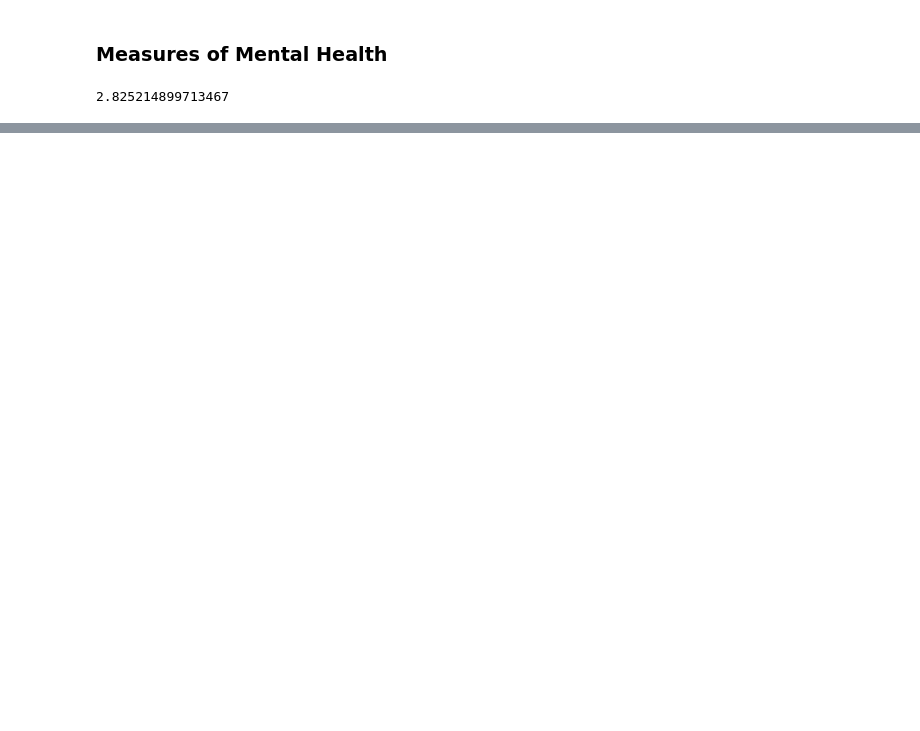
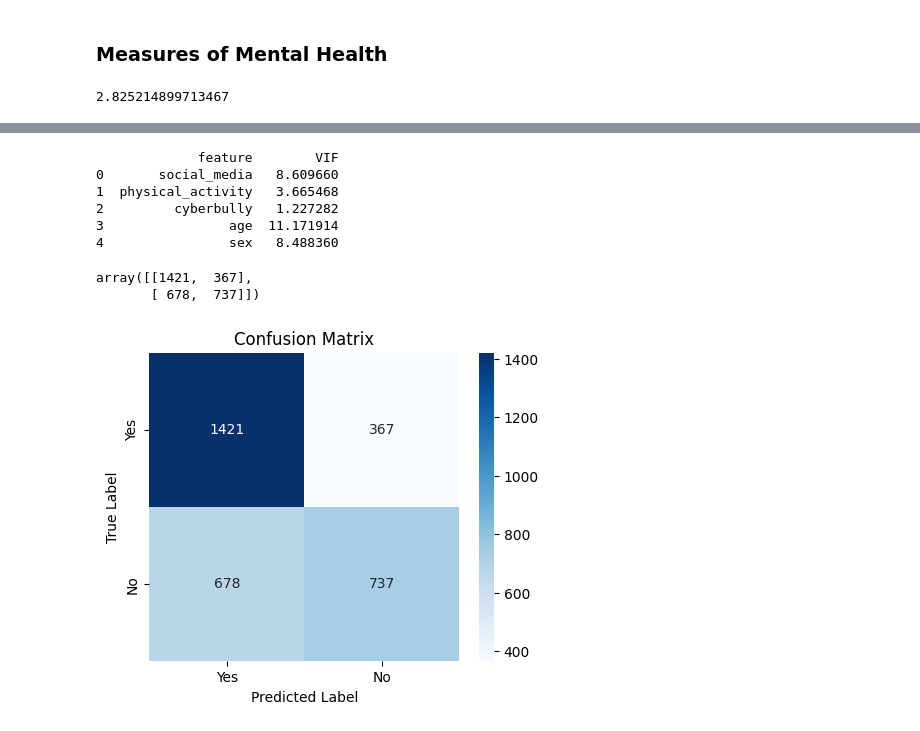
Before and after one commit to amyjxtan/Youth-Mental-Health, a Jupyter notebook: Youth_Mental_Health.ipynb, the cells around one changed output, grey strips where cells are left out. Drawn from its saved outputs; the diff is of its cells as text; code cells hidden in the pictures; blank space fills up the shorter version.

```diff
--- a/Youth_Mental_Health.ipynb
+++ b/Youth_Mental_Health.ipynb
@@ -302,0 +339,19 @@ plt.show()
+# %%
+df_cleaned = df_cleaned.dropna()
+
+def to_0_1(number):
+    if number == 1.0:
+        return 1
+    elif number == 2.0:
+        return 0
+    else:
+        return number
+
+def reduce_by_one(number):
+    return number - 1
+
+df_cleaned['sad_hopeless'] = df_cleaned['sad_hopeless'].apply(to_0_1)
+df_cleaned['cyberbully'] = df_cleaned['cyberbully'].apply(to_0_1)
+df_cleaned['physical_activity'] = df_cleaned['physical_activity'].apply(reduce_by_one)
+
+df_cleaned.describe()
@@ -302,0 +423,48 @@ plt.show()
+# %%
+from statsmodels.stats.outliers_influence import variance_inflation_factor
+
+X = df_cleaned[['social_media', 'physical_activity', 'cyberbully', 'age', 'sex']]
+
+vif_data = pd.DataFrame()
+vif_data["feature"] = X.columns
+
+vif_data["VIF"] = [variance_inflation_factor(X.values, i)
+                          for i in range(len(X.columns))]
+print(vif_data)
+# %% [output]
+             feature        VIF
+0       social_media   8.609660
+1  physical_activity   3.665468
+2         cyberbully   1.227282
+3                age  11.171914
+4                sex   8.488360
+# %%
+feature_cols = ['social_media', 'physical_activity', 'cyberbully', 'age', 'sex']
+X_dem = df_cleaned[feature_cols] # Features
+y_dem = df_cleaned.sad_hopeless # Target variable
+
+X_train_dem, X_test_dem, y_train_dem, y_test_dem = train_test_split(X_dem, y_dem, test_size=0.30, random_state=1231)
+
+logreg_dem = LogisticRegression(random_state=1231)
+
+# fit the model with data
+logreg_dem.fit(X_train_dem, y_train_dem)
+
+
+
+y_pred_dem = logreg_dem.predict(X_test_dem)
+
+cnf_matrix = metrics.confusion_matrix(y_test_dem, y_pred_dem)
+cnf_matrix
+# %% [output]
+array([[1421,  367],
+       [ 678,  737]])
+# %%
+plt.figure(figsize=(5,4))
+sns.heatmap(cnf_matrix, annot=True, fmt='d', cmap='Blues', xticklabels=['Yes', 'No'], yticklabels=['Yes', 'No'])
+plt.xlabel('Predicted Label')
+plt.ylabel('True Label')
+plt.title('Confusion Matrix')
+plt.show()
+# %% [output]
+[figure, added]
```
Also changed, not shown: parts of 33 cells of this notebook.
